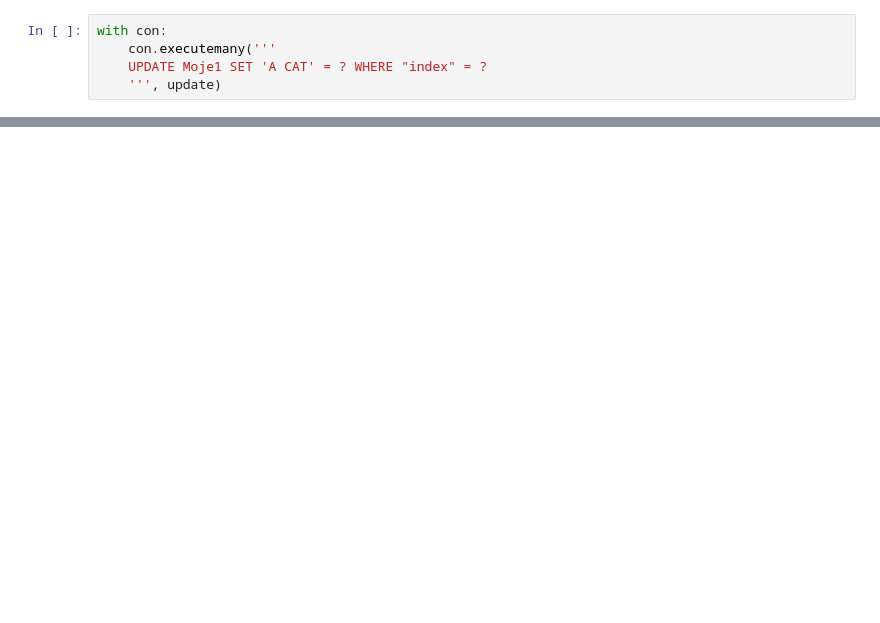
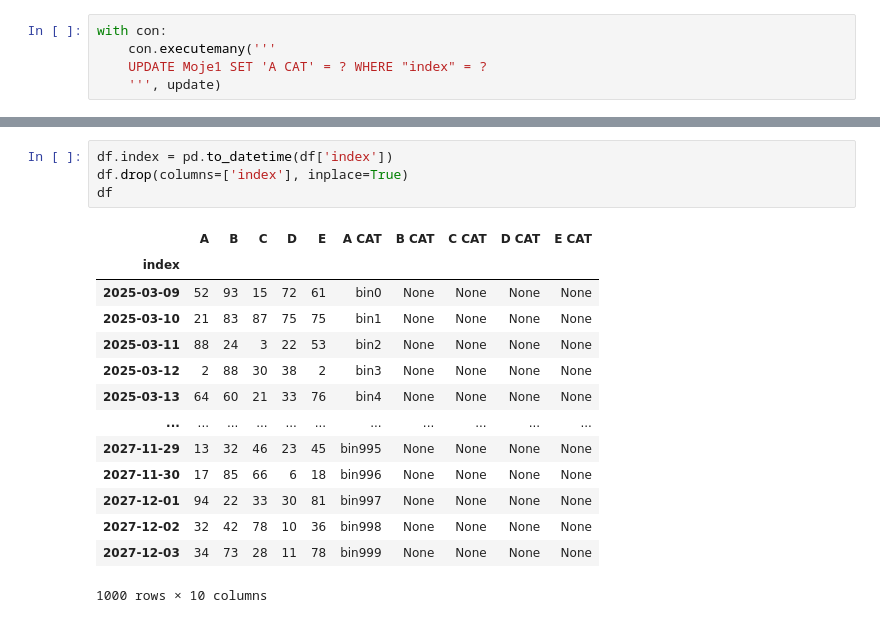
Before and after one commit to funkacer/Python_2024, a Jupyter notebook: sqlite3/sqlite3_pyth3.ipynb, the cells around one changed output, grey strips where cells are left out. Cells and saved outputs as stored; diff of their text form; blank space fills up the shorter version.

```diff
--- a/sqlite3/sqlite3_pyth3.ipynb
+++ b/sqlite3/sqlite3_pyth3.ipynb
@@ -374,0 +475,19 @@ data
+# %%
+df.index = pd.to_datetime(df['index'])
+df.drop(columns=['index'], inplace=True)
+df
+# %% [output]
+|  | A | B | C | D | E | A CAT | B CAT | C CAT | D CAT | E CAT |
+| index |  |  |  |  |  |  |  |  |  |  |
+| 2025-03-09 | 52 | 93 | 15 | 72 | 61 | bin0 | None | None | None | None |
+| 2025-03-10 | 21 | 83 | 87 | 75 | 75 | bin1 | None | None | None | None |
+| 2025-03-11 | 88 | 24 | 3 | 22 | 53 | bin2 | None | None | None | None |
+| 2025-03-12 | 2 | 88 | 30 | 38 | 2 | bin3 | None | None | None | None |
+| 2025-03-13 | 64 | 60 | 21 | 33 | 76 | bin4 | None | None | None | None |
+| ... | ... | ... | ... | ... | ... | ... | ... | ... | ... | ... |
+| 2027-11-29 | 13 | 32 | 46 | 23 | 45 | bin995 | None | None | None | None |
+| 2027-11-30 | 17 | 85 | 66 | 6 | 18 | bin996 | None | None | None | None |
+| 2027-12-01 | 94 | 22 | 33 | 30 | 81 | bin997 | None | None | None | None |
+| 2027-12-02 | 32 | 42 | 78 | 10 | 36 | bin998 | None | None | None | None |
+| 2027-12-03 | 34 | 73 | 28 | 11 | 78 | bin999 | None | None | None | None |
+1000 rows × 10 columns
```
Also changed, not shown: parts of 19 cells of this notebook, 1 other file.
